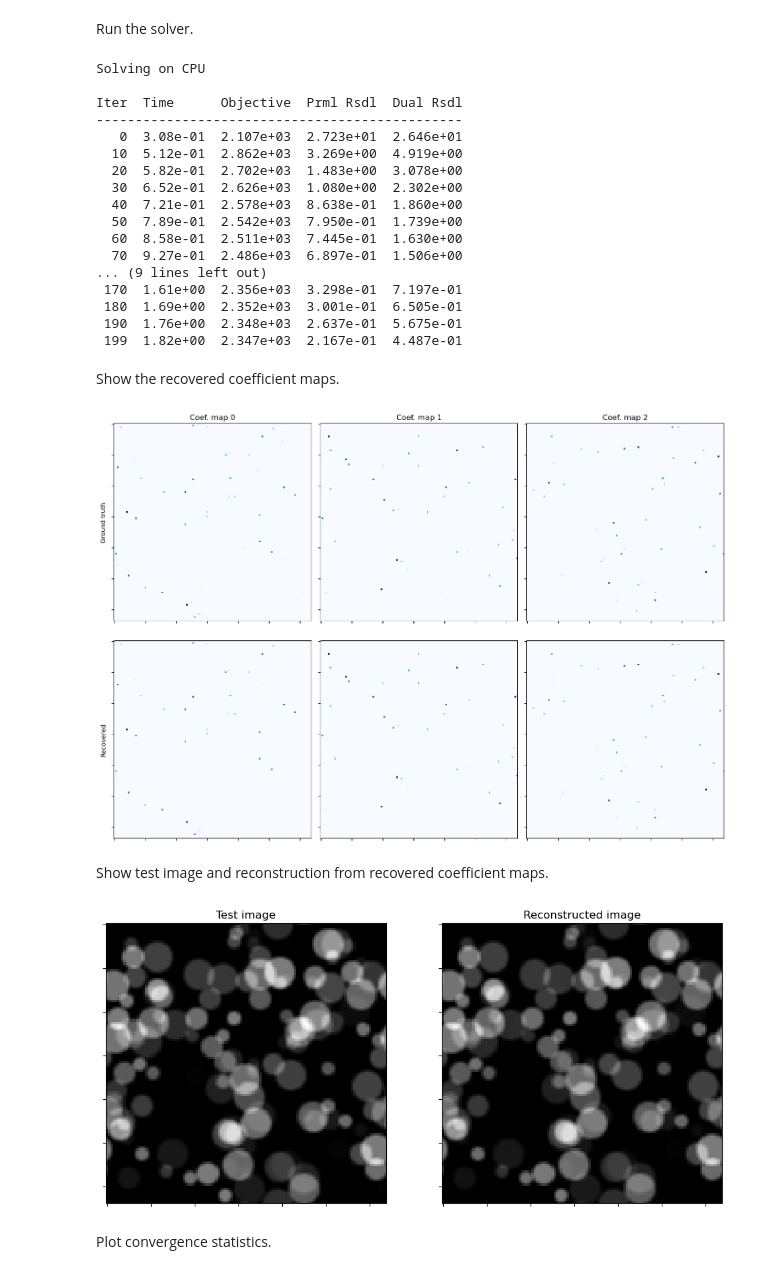
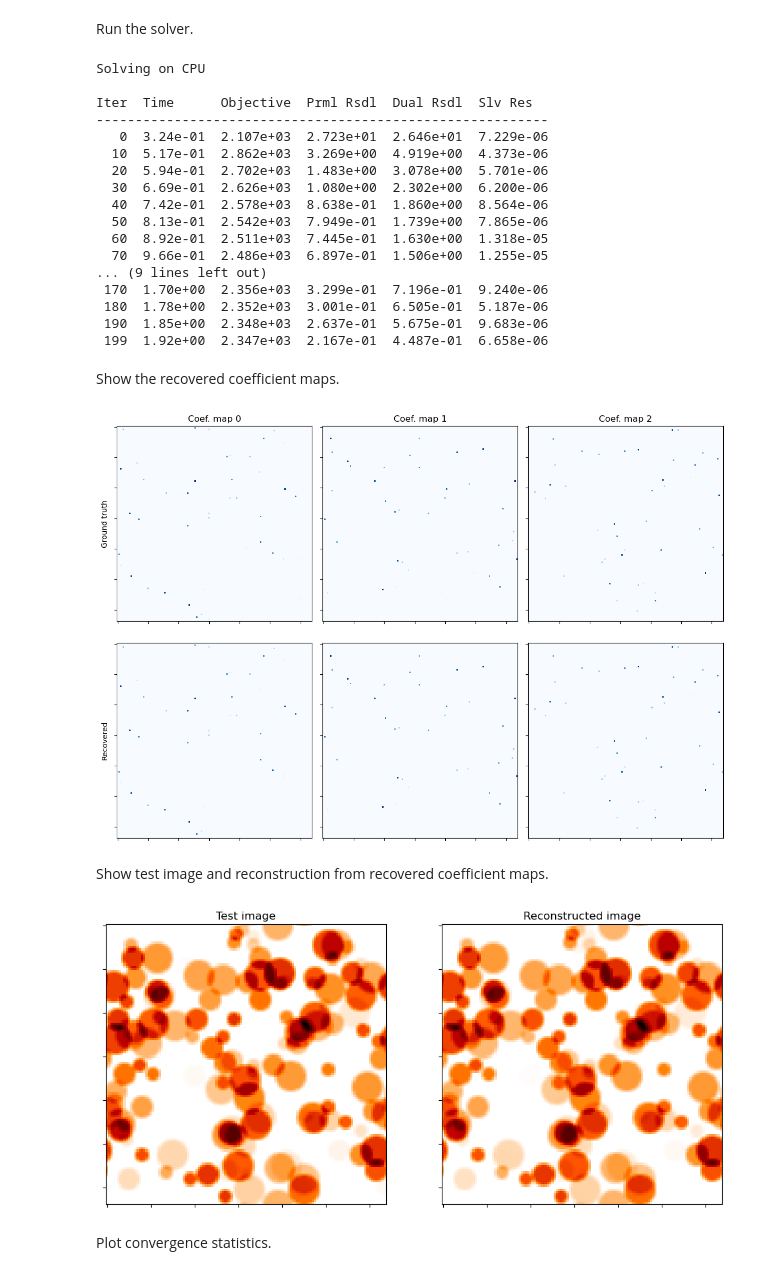
Before and after one commit to lanl/scico-data, a Jupyter notebook: notebooks/sparsecode_conv_admm.ipynb, the cells around one changed output. Cells and saved outputs as stored; diff of their text form; code cells hidden in the pictures.

```diff
--- a/notebooks/sparsecode_conv_admm.ipynb
+++ b/notebooks/sparsecode_conv_admm.ipynb
@@ -66,18 +71,18 @@ Define loss function and regularization.
 # %%
 f = SquaredL2Loss(y=y, A=A)
-g = λ * DiffL1L2Norms()
-C = Identity(input_shape=x0.shape)
+g0 = λ * DiffL1L2Norms()
+C0 = Identity(input_shape=x0.shape)
 # %% [markdown]
 Initialize ADMM solver.
 # %%
 solver = ADMM(
     f=f,
-    g_list=[g],
-    C_list=[C],
+    g_list=[g0],
+    C_list=[C0],
     rho_list=[ρ],
     alpha=1.8,
     maxiter=maxiter,
-    subproblem_solver=BlockCircularConvolveSolver(),
+    subproblem_solver=BlockCircularConvolveForm1Solver(check_solve=True),
     itstat_options={"display": True, "period": 10},
 )
 # %% [markdown]
@@ -89,25 +94,25 @@ hist = solver.itstat_object.history(transpose=True)
 # %% [output]
 Solving on CPU
 
-Iter  Time      Objective  Prml Rsdl  Dual Rsdl
------------------------------------------------
-   0  3.08e-01  2.107e+03  2.723e+01  2.646e+01
-  10  5.12e-01  2.862e+03  3.269e+00  4.919e+00
-  20  5.82e-01  2.702e+03  1.483e+00  3.078e+00
-  30  6.52e-01  2.626e+03  1.080e+00  2.302e+00
-  40  7.21e-01  2.578e+03  8.638e-01  1.860e+00
-  50  7.89e-01  2.542e+03  7.950e-01  1.739e+00
-  60  8.58e-01  2.511e+03  7.445e-01  1.630e+00
-  70  9.27e-01  2.486e+03  6.897e-01  1.506e+00
+Iter  Time      Objective  Prml Rsdl  Dual Rsdl  Slv Res
+----------------------------------------------------------
+   0  3.24e-01  2.107e+03  2.723e+01  2.646e+01  7.229e-06
+  10  5.17e-01  2.862e+03  3.269e+00  4.919e+00  4.373e-06
+  20  5.94e-01  2.702e+03  1.483e+00  3.078e+00  5.701e-06
+  30  6.69e-01  2.626e+03  1.080e+00  2.302e+00  6.200e-06
+  40  7.42e-01  2.578e+03  8.638e-01  1.860e+00  8.564e-06
+  50  8.13e-01  2.542e+03  7.949e-01  1.739e+00  7.865e-06
+  60  8.92e-01  2.511e+03  7.445e-01  1.630e+00  1.318e-05
+  70  9.66e-01  2.486e+03  6.897e-01  1.506e+00  1.255e-05
 ... (9 lines left out)
- 170  1.61e+00  2.356e+03  3.298e-01  7.197e-01
- 180  1.69e+00  2.352e+03  3.001e-01  6.505e-01
- 190  1.76e+00  2.348e+03  2.637e-01  5.675e-01
- 199  1.82e+00  2.347e+03  2.167e-01  4.487e-01
+ 170  1.70e+00  2.356e+03  3.299e-01  7.196e-01  9.240e-06
+ 180  1.78e+00  2.352e+03  3.001e-01  6.505e-01  5.187e-06
+ 190  1.85e+00  2.348e+03  2.637e-01  5.675e-01  9.683e-06
+ 199  1.92e+00  2.347e+03  2.167e-01  4.487e-01  6.658e-06
 # %% [markdown]
 Show the recovered coefficient maps.
 # %%
-fig, ax = plot.subplots(nrows=2, ncols=3, figsize=(14, 10))
+fig, ax = plot.subplots(nrows=2, ncols=3, figsize=(12, 8.6))
 plot.imview(x0[0], title="Coef. map 0", cmap=plot.cm.Blues, fig=fig, ax=ax[0, 0])
 ax[0, 0].set_ylabel("Ground truth")
 plot.imview(x0[1], title="Coef. map 1", cmap=plot.cm.Blues, fig=fig, ax=ax[0, 1])
@@ -119,16 +124,16 @@ plot.imview(x1[2], cmap=plot.cm.Blues, fig=fig, ax=ax[1, 2])
 fig.tight_layout()
 fig.show()
 # %% [output]
-[figure, old version]
+[figure, new version]
 # %% [markdown]
 Show test image and reconstruction from recovered coefficient maps.
 # %%
 fig, ax = plot.subplots(nrows=1, ncols=2, figsize=(12, 6))
-plot.imview(y, title="Test image", fig=fig, ax=ax[0])
-plot.imview(A(x1), title="Reconstructed image", fig=fig, ax=ax[1])
+plot.imview(y, title="Test image", cmap=plot.cm.gist_heat_r, fig=fig, ax=ax[0])
+plot.imview(A(x1), title="Reconstructed image", cmap=plot.cm.gist_heat_r, fig=fig, ax=ax[1])
 fig.show()
 # %% [output]
-[figure, old version]
+[figure, new version]
 # %% [markdown]
 Plot convergence statistics.
 # %%
```
Also changed, not shown: parts of 6 cells of this notebook.
